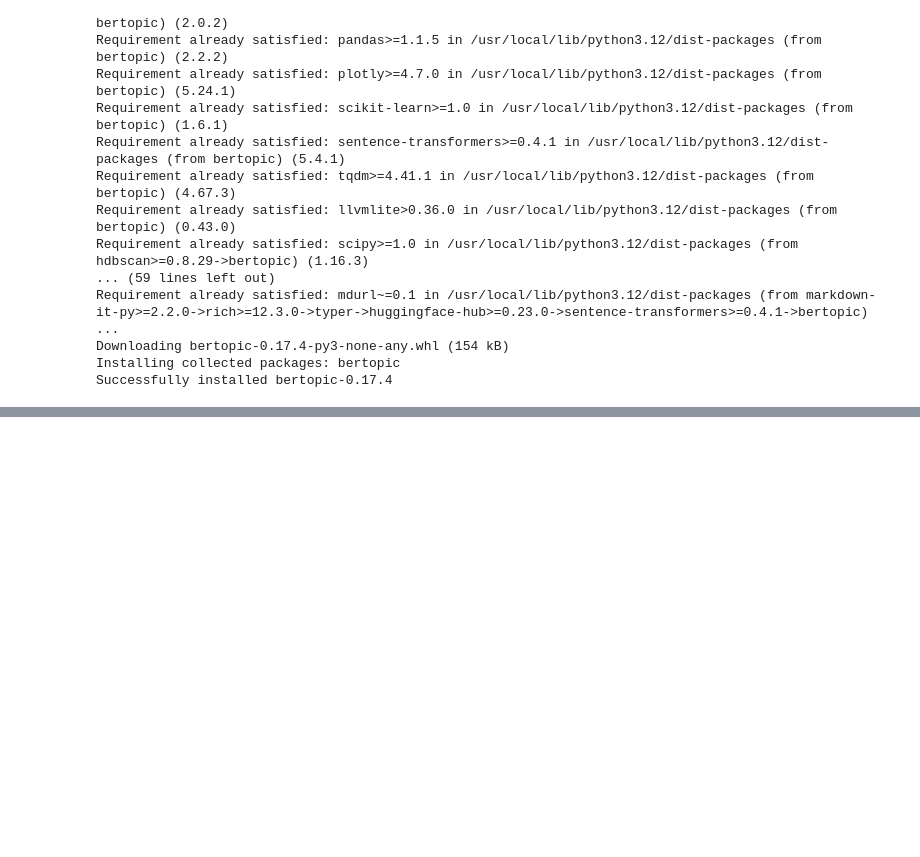
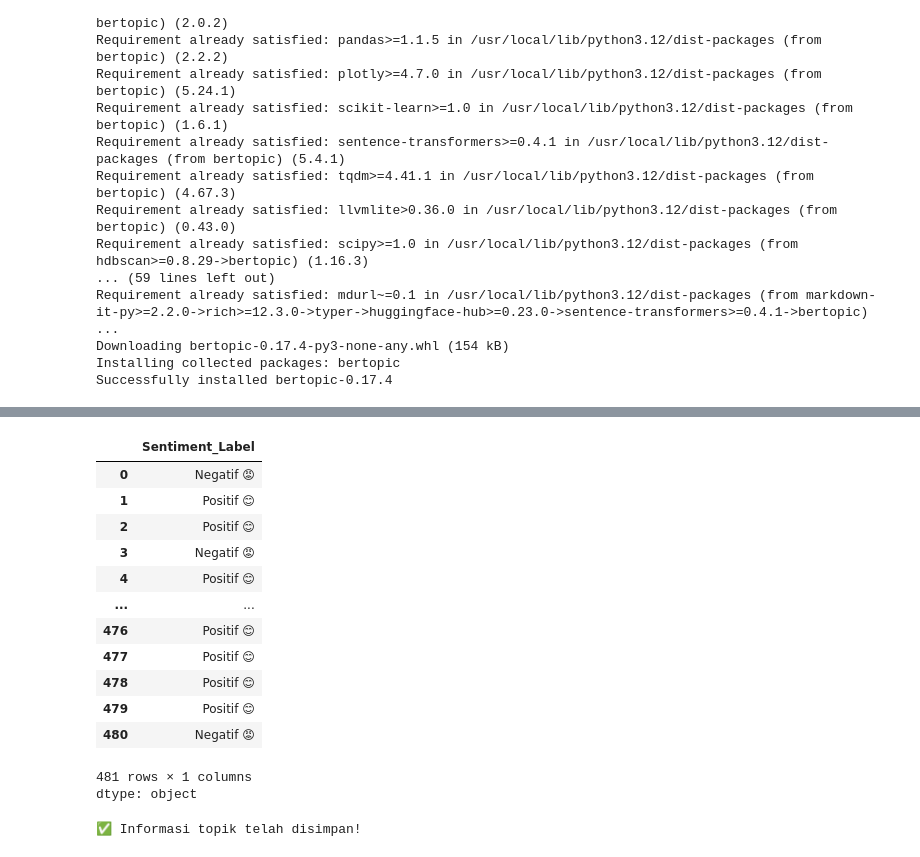
Before and after one commit to nikenyudha/dana-sentiment-analysis, a Jupyter notebook: notebook/dana_sentiment_testing_model.ipynb, the cells around one changed output, grey strips where cells are left out. Saved outputs shown, nothing was run; the diff lists cells and outputs as text; code cells hidden in the pictures; blank space fills up the shorter version.

```diff
--- a/notebook/dana_sentiment_testing_model.ipynb
+++ b/notebook/dana_sentiment_testing_model.ipynb
@@ -119,0 +158,19 @@ Notes:
+# %%
+# Jika label 1 = Positif, 0 = Negatif
+df['Sentiment_Label'] = df['label'].map({1: 'Positif 😊', 0: 'Negatif 😡'})
+df['Sentiment_Label']
+# %% [output]
+|  | Sentiment_Label |
+| 0 | Negatif 😡 |
+| 1 | Positif 😊 |
+| 2 | Positif 😊 |
+| 3 | Negatif 😡 |
+| 4 | Positif 😊 |
+| ... | ... |
+| 476 | Positif 😊 |
+| 477 | Positif 😊 |
+| 478 | Positif 😊 |
+| 479 | Positif 😊 |
+| 480 | Negatif 😡 |
+481 rows × 1 columns
+dtype: object
@@ -119,0 +187,7 @@ Notes:
+# %%
+# Simpan ke folder data proyekmu
+sentiment_per_topic.to_csv('/content/drive/My Drive/CSV/DANA_sentiment_per_topic.csv', index=False)
+
+print("✅ Informasi topik telah disimpan!")
+# %% [output]
+✅ Informasi topik telah disimpan!
```
Also changed, not shown: parts of 8 cells of this notebook, 4 other files.
